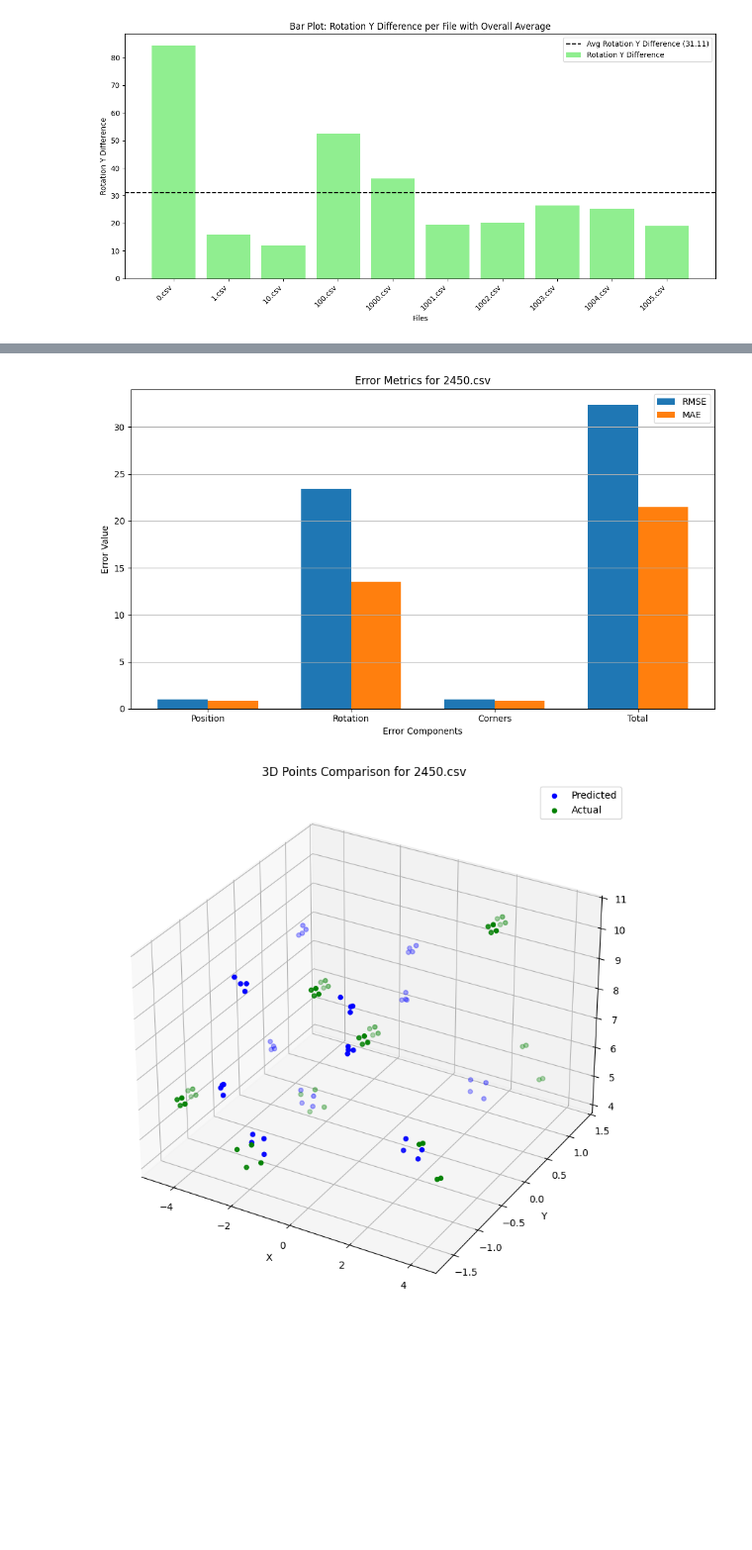
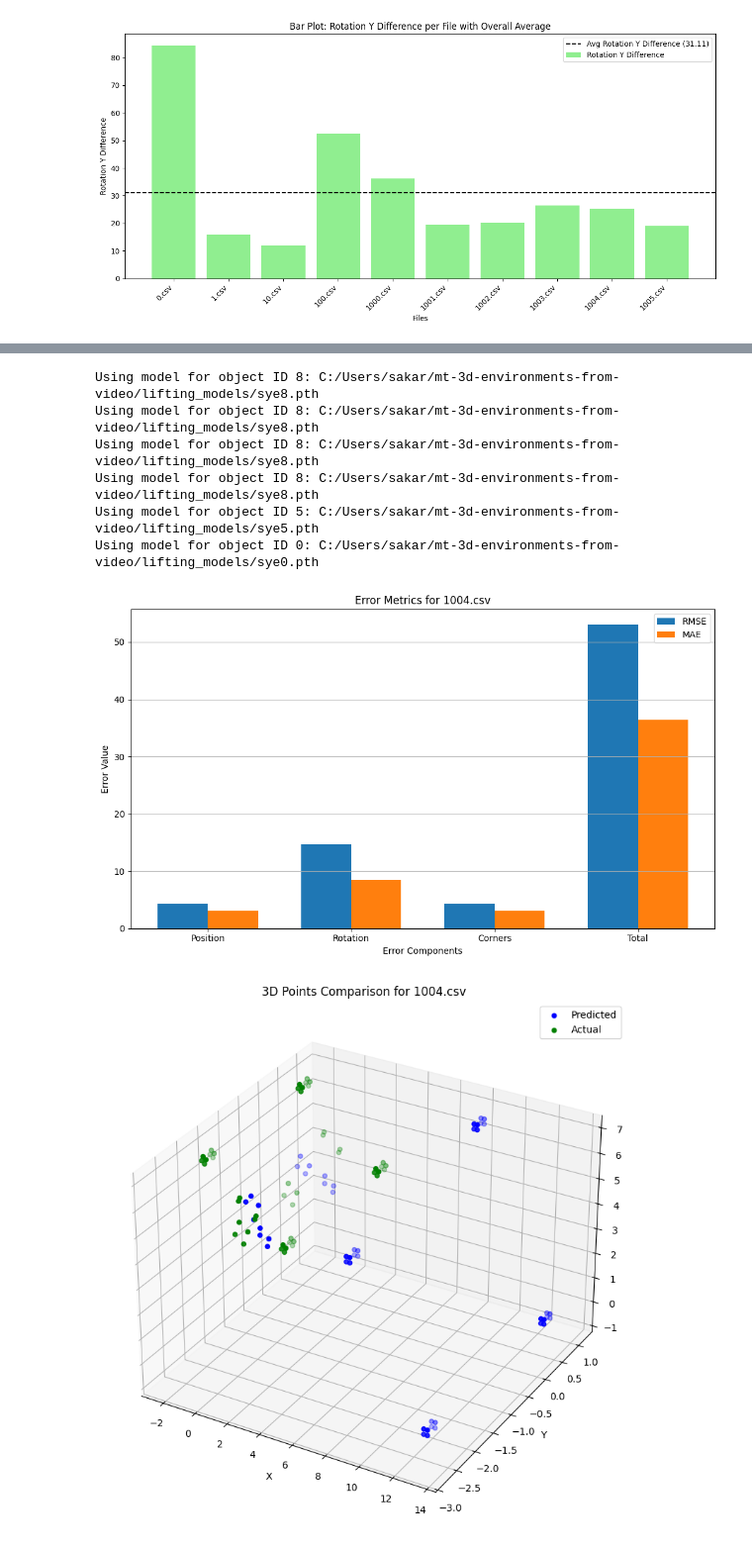
Before and after one commit to sarpermelikertekin/mt-3d-environments-from-video, a Jupyter notebook: lifting_models/sye.ipynb, the cells around one changed output, grey strips where cells are left out. Shown at 99% size. Cells and saved outputs as stored; diff of their text form; code cells hidden in the pictures; blank space fills up the shorter version.

```diff
--- a/lifting_models/sye.ipynb
+++ b/lifting_models/sye.ipynb
@@ -1003,7 +873,7 @@ import matplotlib.pyplot as plt
 from mpl_toolkits.mplot3d import Axes3D
 import numpy as np
 
-def visualize_errors_one_file(file_name, predicted_3d, actual_3d):
+def visualize_errors_one_file(file_name, predicted_3d_df, actual_3d):
     if file_name not in errors:
         print(f"No errors found for {file_name}.")
         return
@@ -1034,38 +904,53 @@ def visualize_errors_one_file(file_name, predicted_3d, actual_3d):
     plt.show()
 
     # 3D scatter plot for predicted vs. actual 3D points
     fig = plt.figure(figsize=(10, 8))
     ax = fig.add_subplot(111, projection="3d")
 
-    for i in range(predicted_3d.shape[0]):
-        pred = predicted_3d[i]
+    # Extract predicted 3D data and ensure alignment
+    predicted_object_ids = predicted_3d_df.iloc[:, 0].values  # Object IDs
+    predicted_data = predicted_3d_df.iloc[:, 1:].values  # 3D points
+
+    for i in range(predicted_data.shape[0]):
+        pred = predicted_data[i]
         actual = actual_3d[i]
+
+        # Ensure proper length for reshaping
+        if len(pred[6:]) != 24 or len(actual[6:]) != 24:
+            print(f"Skipping invalid corner data for object {i} in {file_name}.")
+            continue
 
         pred_corners = pred[6:].reshape(8, 3)
         actual_corners = actual[6:].reshape(8, 3)
 
         # Plot predicted corners in blue
         ax.scatter(pred_corners[:, 0], pred_corners[:, 1], pred_corners[:, 2], color="blue", label="Predicted" if i == 0 else "")
         # Plot actual corners in green
         ax.scatter(actual_corners[:, 0], actual_corners[:, 1], actual_corners[:, 2], color="green", label="Actual" if i == 0 else "")
 
     ax.set_xlabel("X")
     ax.set_ylabel("Y")
     ax.set_zlabel("Z")
     ax.set_title(f"3D Points Comparison for {file_name}")
     ax.legend()
     plt.tight_layout()
     plt.show()
 
-file_name = "2450.csv"
+file_name = "1004.csv"
 predicted_3d = load_model_and_predict_3d(os.path.join(base_path_2d, file_name))
 actual_3d_df = pd.read_csv(os.path.join(base_path_3d, file_name), header=None)
 actual_3d = actual_3d_df.iloc[:, 1:].values
 
 visualize_errors_one_file(file_name, predicted_3d, actual_3d)
 # %% [output]
+Using model for object ID 8: C:/Users/sakar/mt-3d-environments-from-video/lifting_models/sye8.pth
+Using model for object ID 8: C:/Users/sakar/mt-3d-environments-from-video/lifting_models/sye8.pth
+Using model for object ID 8: C:/Users/sakar/mt-3d-environments-from-video/lifting_models/sye8.pth
+Using model for object ID 8: C:/Users/sakar/mt-3d-environments-from-video/lifting_models/sye8.pth
+Using model for object ID 5: C:/Users/sakar/mt-3d-environments-from-video/lifting_models/sye5.pth
+Using model for object ID 0: C:/Users/sakar/mt-3d-environments-from-video/lifting_models/sye0.pth
-[figure, old version]
+[figure, new version]
-[figure, old version]
+[figure, new version]
 # %%
 import matplotlib.pyplot as plt
 import pandas as pd
```
Also changed, not shown: parts of 5 cells of this notebook.
